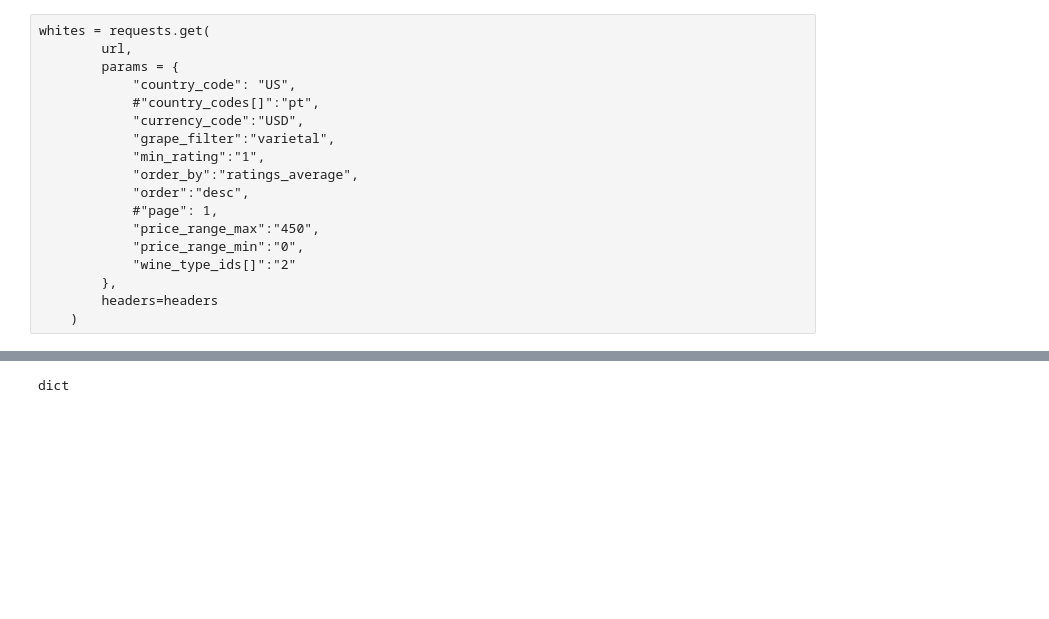
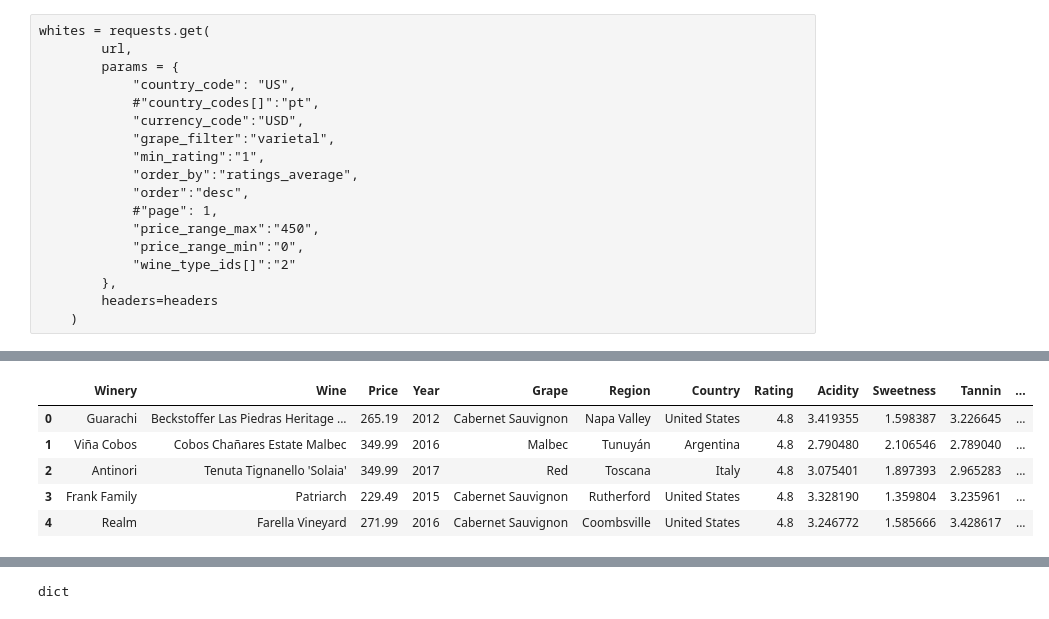
Before and after one commit to dylanw-main/Data_Analytics, a Jupyter notebook: Final_Project_Notebook.ipynb, the cells around one changed output, grey strips where cells are left out. Saved outputs shown, nothing was run; the diff lists cells and outputs as text; code cells hidden in the pictures; blank space fills up the shorter version.

Commit message:
working data aquisition

```diff
--- a/Final_Project_Notebook.ipynb
+++ b/Final_Project_Notebook.ipynb
@@ -58,54 +78,50 @@ print("We have", len(total_results), "total results")
 # %%
-def dataIn():
-    url = "https://www.vivino.com/api/explore/explore"
-    headers= {"User-Agent": "Mozilla/5.0 (X11; Linux x86_64) AppleWebKit/537.36 (KHTML, like Gecko) Chrome/51.0.2704.103 Safari/537.36"}
-    #page_num = 1
-    reds = []
+url = "https://www.vivino.com/api/explore/explore"
+headers= {"User-Agent": "Mozilla/5.0 (X11; Linux x86_64) AppleWebKit/537.36 (KHTML, like Gecko) Chrome/51.0.2704.103 Safari/537.36"}
+#page_num = 1
+matches = []
 
-    for page_num in range(1, 3):
-        r = requests.get(
-            url,
-            params = {
-                "country_code": "US",
-                "currency_code":"USD",
-                "grape_filter":"varietal",
-                "min_rating":"1",
-                "order_by":"ratings_average",
-                "order":"desc",
-                "page": page_num,
-                "price_range_max":"450",
-                "price_range_min":"0",
-                "wine_type_ids[]":"1"
-            },
-            headers=headers
-        )
-        reds.append(r.json())
-        print(page_num)
+for i, page_num in enumerate(range(1, 4)):
+    r = requests.get(url,
+        params = {
+            "country_code": "US",
+            "currency_code":"USD",
+            "grape_filter":"varietal",
+            "min_rating":"1",
+            "order_by":"ratings_average",
+            "order":"desc",
+            "page": page_num,
+            "price_range_max":"450",
+            "price_range_min":"0",
+            "wine_type_ids[]":"1"
+        }, headers=headers)
+    print(page_num)
+    reds = r.json()
+    matches.extend(reds["explore_vintage"]["matches"])
 
-    results = [
-        (
-            t["vintage"]["wine"]["winery"]["name"],
-            #f'{t["vintage"]["wine"]["name"]} {t["vintage"]["year"]}',
-            t["vintage"]["wine"]["name"],
-            t["price"]["amount"],
-            t["vintage"]["year"],
-            t["vintage"]["wine"]["style"]["varietal_name"],
-            t["vintage"]["wine"]["region"]["name"],
-            t["vintage"]["wine"]["region"]["country"]["name"],
-            t["vintage"]["statistics"]["ratings_average"],
-            t["vintage"]["wine"]["taste"]["structure"]["acidity"],
-            t["vintage"]["wine"]["taste"]["structure"]["sweetness"],
-            t["vintage"]["wine"]["taste"]["structure"]["tannin"],
-            # flavors
-            [j["group"] for j in t["vintage"]["wine"]["taste"]["flavor"]]
-        )
-        for t in reds["explore_vintage"]["matches"]
-    ]
-    df_reds = pd.DataFrame(results,columns=['Winery','Wine','Price','Year','Grape','Region','Country','Rating','Acidity','Sweetness','Tannin','Flavor'])
-    return df_reds
+results = [
+    (
+        t["vintage"]["wine"]["winery"]["name"],
+        #f'{t["vintage"]["wine"]["name"]} {t["vintage"]["year"]}',
+        t["vintage"]["wine"]["name"],
+        t["price"]["amount"],
+        t["vintage"]["year"],
+        t["vintage"]["wine"]["style"]["varietal_name"],
+        t["vintage"]["wine"]["region"]["name"],
+        t["vintage"]["wine"]["region"]["country"]["name"],
+        t["vintage"]["statistics"]["ratings_average"],
+        t["vintage"]["wine"]["taste"]["structure"]["acidity"],
+        t["vintage"]["wine"]["taste"]["structure"]["sweetness"],
+        t["vintage"]["wine"]["taste"]["structure"]["tannin"],
+        # flavors
+        [j["group"] for j in t["vintage"]["wine"]["taste"]["flavor"]]
+    )
+    for t in matches
+]
 
-dataIn()
-len(df_reds)
+df_reds = pd.DataFrame(results,columns=['Winery','Wine','Price','Year','Grape','Region','Country','Rating','Acidity','Sweetness','Tannin','Flavor'])
+print(len(df_reds))
+df_reds.head()
 # %% [output]
 1
 2
@@ -113,2 +130,8 @@ TypeError: list indices must be integers or slices, not str
+|  | Winery | Wine | Price | Year | Grape | Region | Country | Rating | Acidity | Sweetness | Tannin | ... |
+| 0 | Guarachi | Beckstoffer Las Piedras Heritage ... | 265.19 | 2012 | Cabernet Sauvignon | Napa Valley | United States | 4.8 | 3.419355 | 1.598387 | 3.226645 | ... |
+| 1 | Viña Cobos | Cobos Chañares Estate Malbec | 349.99 | 2016 | Malbec | Tunuyán | Argentina | 4.8 | 2.790480 | 2.106546 | 2.789040 | ... |
+| 2 | Antinori | Tenuta Tignanello 'Solaia' | 349.99 | 2017 | Red | Toscana | Italy | 4.8 | 3.075401 | 1.897393 | 2.965283 | ... |
+| 3 | Frank Family | Patriarch | 229.49 | 2015 | Cabernet Sauvignon | Rutherford | United States | 4.8 | 3.328190 | 1.359804 | 3.235961 | ... |
+| 4 | Realm | Farella Vineyard | 271.99 | 2016 | Cabernet Sauvignon | Coombsville | United States | 4.8 | 3.246772 | 1.585666 | 3.428617 | ... |
 # %%
 # display data
```
Also changed, not shown: parts of 5 cells of this notebook.
